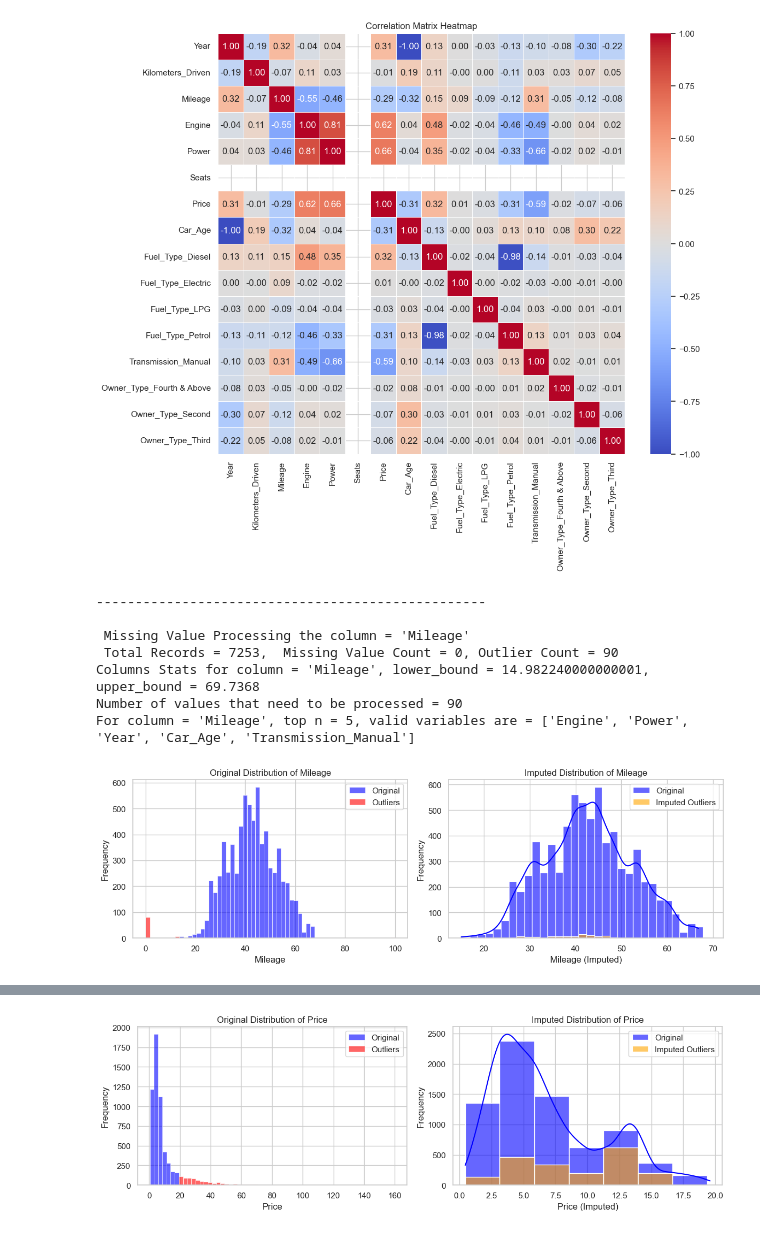
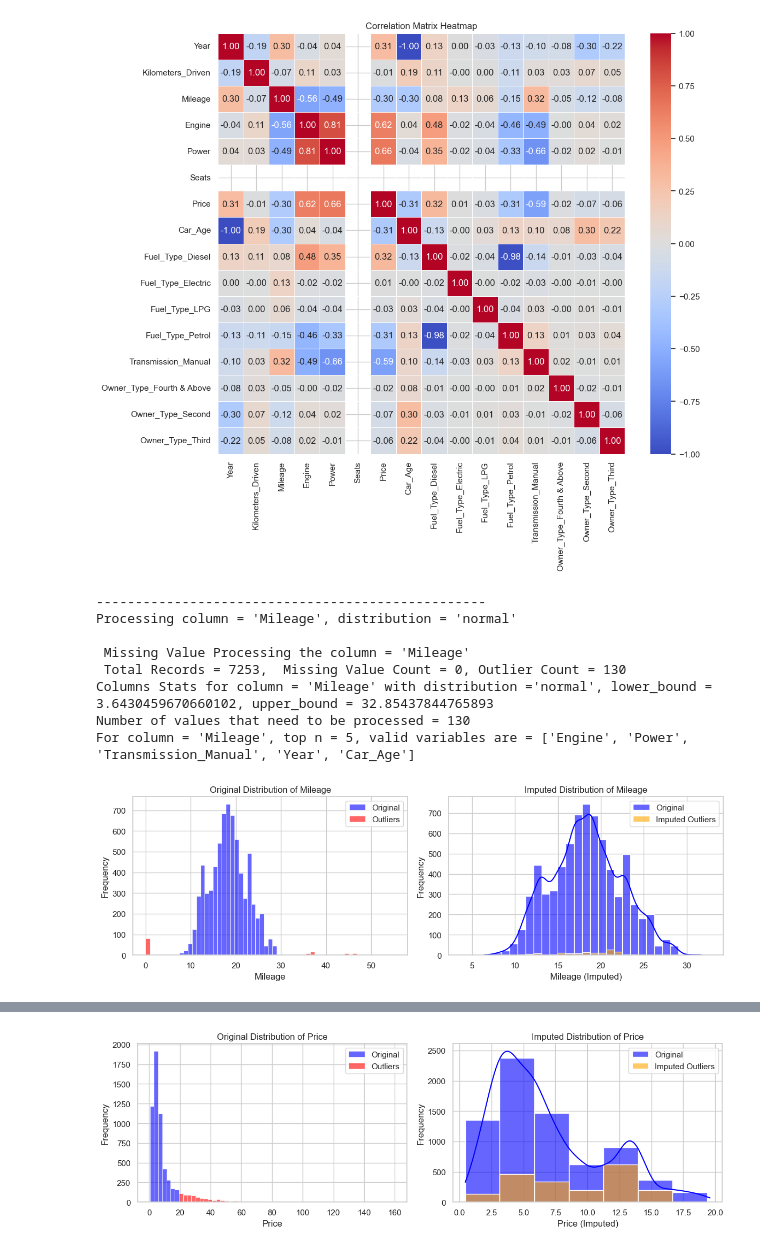
Before and after one commit to anjali-ojha/data-mining, a Jupyter notebook: assignment-1/assignment1.ipynb, the cells around one changed output, grey strips where cells are left out. Saved outputs shown, nothing was run; the diff lists cells and outputs as text; code cells hidden in the pictures.

Commit message:
Adding the outlier handling

```diff
--- a/assignment-1/assignment1.ipynb
+++ b/assignment-1/assignment1.ipynb
@@ -479,3 +354,13 @@ column_stats_df.head(10)
+# %%
+"""
+Observatons -
+    On checking the histogram plots for each feature we can see that the Milage column have the normal distribution.
+    It need further inspection with statistical methods, but for the simplicty we are going to assume it as the Normal Distribution.
+
+"""
+
+normal_dist_columns = ['Mileage']
+right_skew_columns = ['Car_Age', 'Kilometers_Driven', 'Engine', 'Power', 'Seats', 'Price']
 # %% [markdown]
 ### Please count(print) how many outliers for each column.
 # %%
@@ -754,7 +648,7 @@ missing_columns = ['Engine', 'Power', 'Seats']
 
 missing_stats = [["column_name", "total_count", "na_count", "outlier_count", "good_value_count"]]
 for column in missing_columns:
-    stats = count_outliers(df, column)
+    stats = count_outliers(df, column, "not_normal")
     missing_stats.append(stats)
 
 missing_stats_df = pd.DataFrame(missing_stats[1:], columns=missing_stats[0])
@@ -917,11 +818,12 @@ Data columns (total 22 columns):
 dtypes: float64(5), int64(11), object(6)
 memory usage: 1.2+ MB
 # %%
-missing_columns_lr = ['Mileage', 'Price']
+column_dist_mapping = {'Mileage' : 'normal', 'Price': 'right_skew'}
+
 
 missing_stats_lr = [["column_name", "total_count", "na_count", "outlier_count", "good_value_count"]]
-for column in missing_columns_lr:
-    stats = count_outliers(df, column)
+for column in column_dist_mapping:
+    stats = count_outliers(df, column, column_dist_mapping[column])
     missing_stats_lr.append(stats)
 
 missing_stats_lr_df = pd.DataFrame(missing_stats_lr[1:], columns=missing_stats_lr[0])
@@ -949,7 +851,6 @@ from sklearn.model_selection import train_test_split
 
 
 def get_top_n_features(df, column, correlation_matrix, n):
-
     sorted_features = correlation_matrix[column].abs().drop(column).sort_values(ascending=False).index.tolist()
     top_n_features = []
     for feature in sorted_features:
@@ -975,78 +876,89 @@ def get_predictions(df, column, top_n_features):
     predicted_values = model.predict(X[df[column].isna()])
     return predicted_values
 
+def get_outlier_bounds(df, column, distribution):
+    if distribution == 'normal':
+        mean_value, std_dev = np.mean(df[column]), np.std(df[column])
+        lower_bound = mean_value - 3 * std_dev
+        upper_bound = mean_value + 3 * std_dev
+    else:
+        # Calculate Q1, Q3, and IQR for outlier detection
+        Q1 = df[column].quantile(0.25)
+        Q3 = df[column].quantile(0.75)
+        IQR = Q3 - Q1
+        lower_bound = Q1 - 1.5 * IQR
+        upper_bound = Q3 + 1.5 * IQR
 
-def detect_impute_and_plot_lr(df, column, correlation_matrix, n = 2):
+    return lower_bound, upper_bound
 
+def detect_impute_and_plot_lr(df, column, distribution, correlation_matrix, n = 2):
+    imputed_col = column + '_imputed'
     print("-"*50)
+    print(f"Processing {column = }, {distribution = }")
     print(f"\n Missing Value Processing the {column = }")
     filtered_stats = [row for row in missing_stats_lr if row[0] == column][0]
     print(f" Total Records = {filtered_stats[1]},  Missing Value Count = {filtered_stats[2]}, Outlier Count = {filtered_stats[3]}")
 
     bins = np.linspace(df[column].min(), df[column].max(), 60)
 
-    # Calculate Q1, Q3, and IQR for outlier detection
-    Q1 = df[column].quantile(0.25)
-    Q3 = df[column].quantile(0.75)
-    IQR = Q3 - Q1
-    lower_bound = Q1 - 1.5 * IQR
-    upper_bound = Q3 + 1.5 * IQR
-    print(f"Columns Stats for {column = }, {lower_bound = }, {upper_bound = }")
 
-    # Mark outliers as NaN and store them for plotting
+    lower_bound, upper_bound = get_outlier_bounds(df, column, distribution)
+    print(f"Columns Stats for {column = } with {distribution =}, {lower_bound = }, {upper_bound = }")
     outliers = df[(df[column] < lower_bound) | (df[column] > upper_bound)]
     df[column] = np.where((df[column] < lower_bound) | (df[column] > upper_bound), np.nan, df[column])
+    print(f"Number of values that need to be processed = {df[column].isna().sum()}")
 
-    print(f"Number of values that need to be processed = {df[column].isna().sum()}")
+
     top_n_features = get_top_n_features(df, column, correlation_matrix, n)
     predicted_values = get_predictions(df, column, top_n_features)
 
     # Fill missing values with the predictions
-    df[column + '_imputed'] = df[column]
-    df.loc[df[column].isna(), column + '_imputed'] = predicted_values
+    df[imputed_col] = df[column]
+    df.loc[df[column].isna(), imputed_col] = predicted_values
 
 
     plt.figure(figsize=(12, 4))
     # Original data plot with outliers marked in red
     plt.subplot(1, 2, 1)
     sns.histplot(df[column].dropna(), color='blue', label='Original', bins=bins, alpha=0.6)
     sns.histplot(outliers[column], color='red', label='Outliers', bins=bins, alpha=0.6)
     plt.title(f'Original Distribution of {column}')
     plt.xlabel(column)
     plt.ylabel('Frequency')
     plt.legend()
 
 
     # Imputed data plot, imputations marked in orange colors
     plt.subplot(1, 2, 2)
     bins = bins[(bins >= lower_bound) & (bins <= upper_bound)]
-    sns.histplot(df[column+ '_imputed'].dropna(), color='blue', label='Original', kde=True, bins=bins, alpha=0.6)
+    sns.histplot(df[imputed_col].dropna(), color='blue', label='Original', kde=True, bins=bins, alpha=0.6)
     # Show imputed outliers in green
-    imputed_outliers = df[df[column].isna()][column + '_imputed']
+    imputed_outliers = df[df[column].isna()][imputed_col]
     sns.histplot(imputed_outliers, color='orange', label='Imputed Outliers',  bins=bins, alpha=0.6)
     plt.title(f'Imputed Distribution of {column}')
     plt.xlabel(column + ' (Imputed)')
     plt.ylabel('Frequency')
     plt.legend()
 
 
     plt.tight_layout()
     plt.show()
-    df[column] = df[column + '_imputed']
-    df = df.drop(columns = [column + '_imputed'])
+    df[column] = df[imputed_col]
+    df = df.drop(columns = [imputed_col])
     return df
 
 
-for col in ['Mileage', 'Price']:
-    df = detect_impute_and_plot_lr(df.copy(), col, correlation_matrix, 5)
-    # print(df_impute_lr.describe().T)
+for column in column_dist_mapping:
+    distribution = column_dist_mapping[column]
+    df = detect_impute_and_plot_lr(df.copy(), column, distribution, correlation_matrix, 5)
 # %% [output]
 --------------------------------------------------
+Processing column = 'Mileage', distribution = 'normal'
 
  Missing Value Processing the column = 'Mileage'
- Total Records = 7253,  Missing Value Count = 0, Outlier Count = 90
-Columns Stats for column = 'Mileage', lower_bound = 14.982240000000001, upper_bound = 69.7368
-Number of values that need to be processed = 90
-For column = 'Mileage', top n = 5, valid variables are = ['Engine', 'Power', 'Year', 'Car_Age', 'Transmission_Manual']
+ Total Records = 7253,  Missing Value Count = 0, Outlier Count = 130
+Columns Stats for column = 'Mileage' with distribution ='normal', lower_bound = 3.6430459670660102, upper_bound = 32.85437844765893
+Number of values that need to be processed = 130
+For column = 'Mileage', top n = 5, valid variables are = ['Engine', 'Power', 'Transmission_Manual', 'Year', 'Car_Age']
-[figure, old version]
+[figure, new version]
 --------------------------------------------------
```
Also changed, not shown: parts of 27 cells of this notebook, 1 other file.
